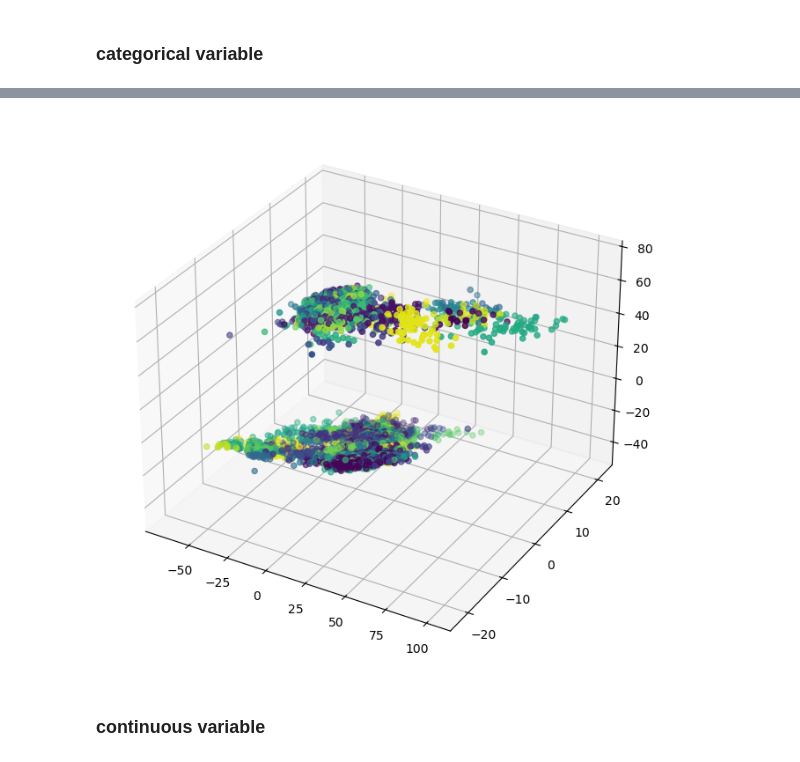
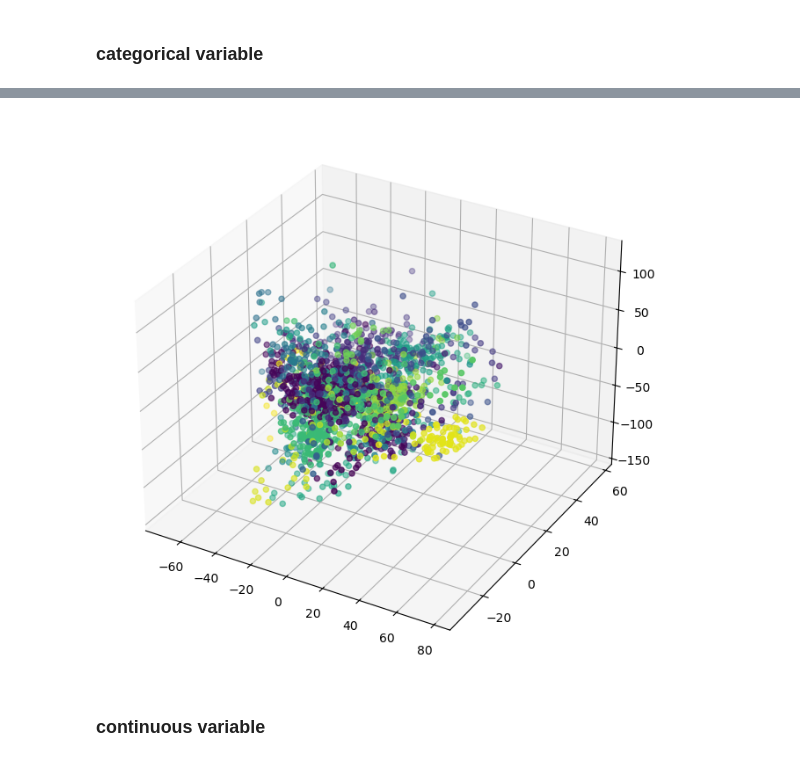
Before and after one commit to GeoSense-Freiburg/sPectra_2024, a Jupyter notebook: Create_Autoencoder_Model_v_PCA_mod_v4_leaf.ipynb, the cells around one changed output, grey strips where cells are left out. Drawn from its saved outputs; the diff is of its cells as text; code cells hidden in the pictures.

```diff
--- a/Create_Autoencoder_Model_v_PCA_mod_v4_leaf.ipynb
+++ b/Create_Autoencoder_Model_v_PCA_mod_v4_leaf.ipynb
@@ -106,0 +69,10 @@ len(spectraindex)
+# %%
+# check if df has nan or infinite values and replace them with a column mean value
+if spectra.isnull().values.any():
+    spectra.fillna(spectra.mean(), inplace=True)
+# %%
+# Apply Savitzky Golay filter
+spectra_filtered = spectra.apply(lambda row: savgol_filter(row, window_length=10, polyorder=1), axis=1)
+
+# convert list to a array
+spectra_filtered = pd.DataFrame(np.array(spectra_filtered.to_list()))
@@ -106,0 +92,2 @@ len(spectraindex)
+# %%
+df.iloc[:, spectraindex] = spectra_filtered
@@ -107,9 +96,15 @@ len(spectraindex)
 # %%
-column_prefixes = ['project','sample_id','site', 'stage','Latin Genus', 'Latin Species', 'growthform', 'functionalgroup', 'Latitude', 'Longitude',
+column_prefixes = ['project','sample_id','site', 'stage','latin.genus', 'latin.species', 'growth.form', 'functional.group', 'latitude', 'Llongitude',
                    'Al_area','Al_mass','B2089_mass','B2498_mass','Ca_area','Ca_mass','Carea','Cmass','Cu_area','Cu_mass','EWT','Fe_area','Fe_mass','K_area','K_mass',
                    'LDMC','LMA','Mg_area','Mg_mass','Mn_area','Mn_mass','Na_area','Na_mass','Narea','Nmass','P_area','P_mass','SLA','Zn_area','Zn_mass','car_area','car_mass',
                    'cellulose_area','cellulose_mass','chlA_area','chlA_mass','chlB_area','chlB_mass','hemicellulose_area','hemicellulose_mass','lignin_area','lignin_mass','solubles_area','solubles_mass']
 
+#column_prefixes = ['project','sample_id','site', 'stage','Latin Genus', 'Latin Species', 'growthform', 'functionalgroup', 'Latitude', 'Longitude',
+#                   'Al_area','Al_mass','B2089_mass','B2498_mass','Ca_area','Ca_mass','Carea','Cmass','Cu_area','Cu_mass','EWT','Fe_area','Fe_mass','K_area','K_mass',
+#                   'LDMC','LMA','Mg_area','Mg_mass','Mn_area','Mn_mass','Na_area','Na_mass','Narea','Nmass','P_area','P_mass','SLA','Zn_area','Zn_mass','car_area','car_mass',
+#                   'cellulose_area','cellulose_mass','chlA_area','chlA_mass','chlB_area','chlB_mass','hemicellulose_area','hemicellulose_mass','lignin_area','lignin_mass','solubles_area','solubles_mass']
+
+
 metaindex = [df.columns.get_loc(col) for prefix in column_prefixes for col in df.filter(like=prefix).columns]
 metaindex
 # %% [output]
@@ -542,22 +559,22 @@ import matplotlib.pyplot as plt
 # %%
 from sklearn.preprocessing import LabelEncoder
 
 # Data for three-dimensional scattered points
-metatype = finalDf['Latin Genus'].values.tolist()
+metatype = finalDf['latin.genus'].values.tolist()
 # Create a label (category) encoder object
 le = LabelEncoder()
 # Fit and transform the classes to convert them into discrete integers
 metatype_encoded = le.fit_transform(metatype)
 
 fig = plt.figure(figsize=(10, 8))  # Adjust the width and height as needed
 ax = fig.add_subplot(111, projection='3d')
 
 zdata = finalDf.iloc[:,0].values
 xdata = finalDf.iloc[:,1].values
 ydata = finalDf.iloc[:,2].values
 ax.scatter3D(xdata, ydata, zdata, c=metatype_encoded, cmap='viridis');
 # %% [output]
-[figure, old version]
+[figure, new version]
 # %% [markdown]
 ### continuous variable
 # %%
```
Also changed, not shown: parts of 27 cells of this notebook, 5 other files.
